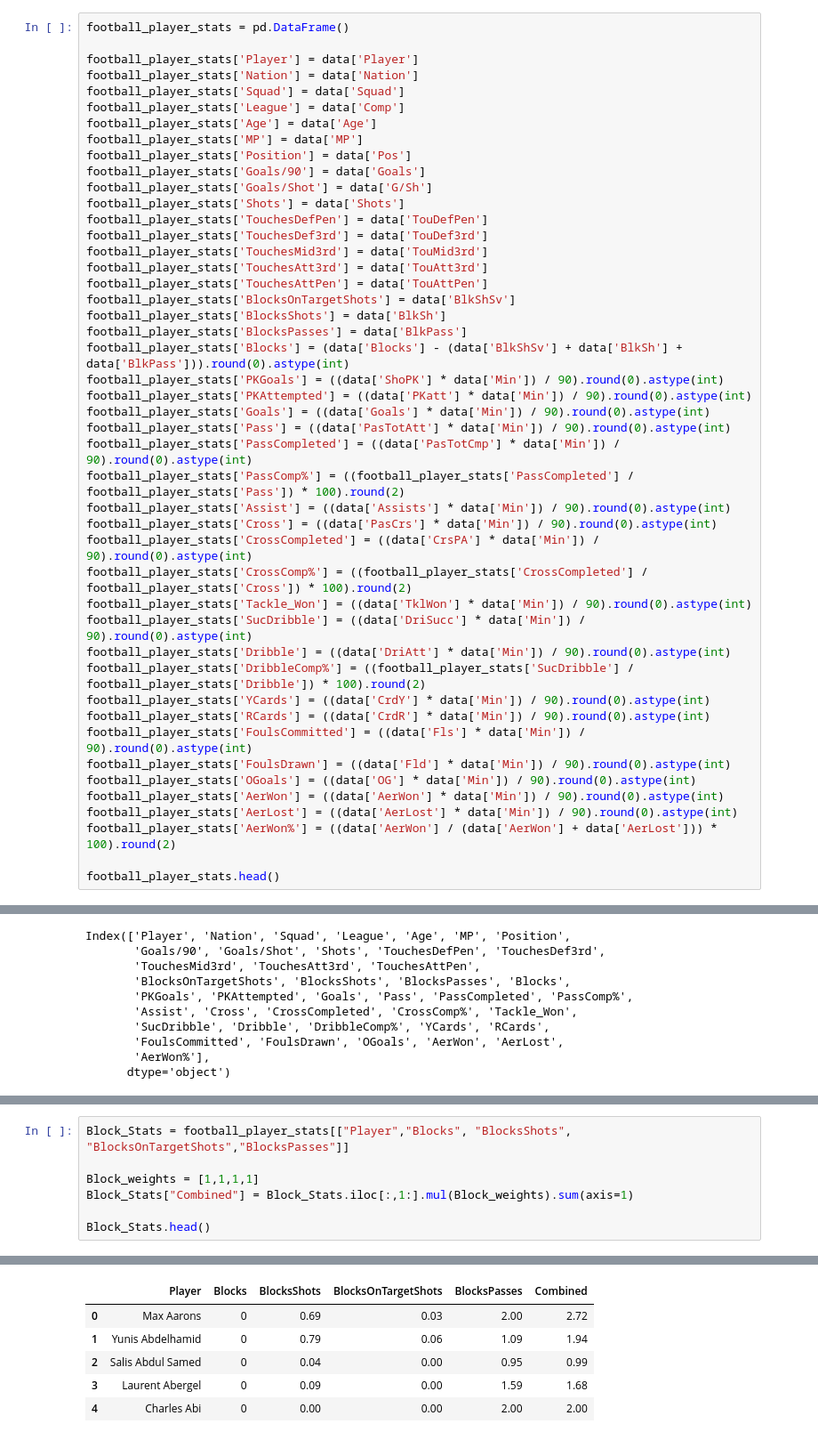
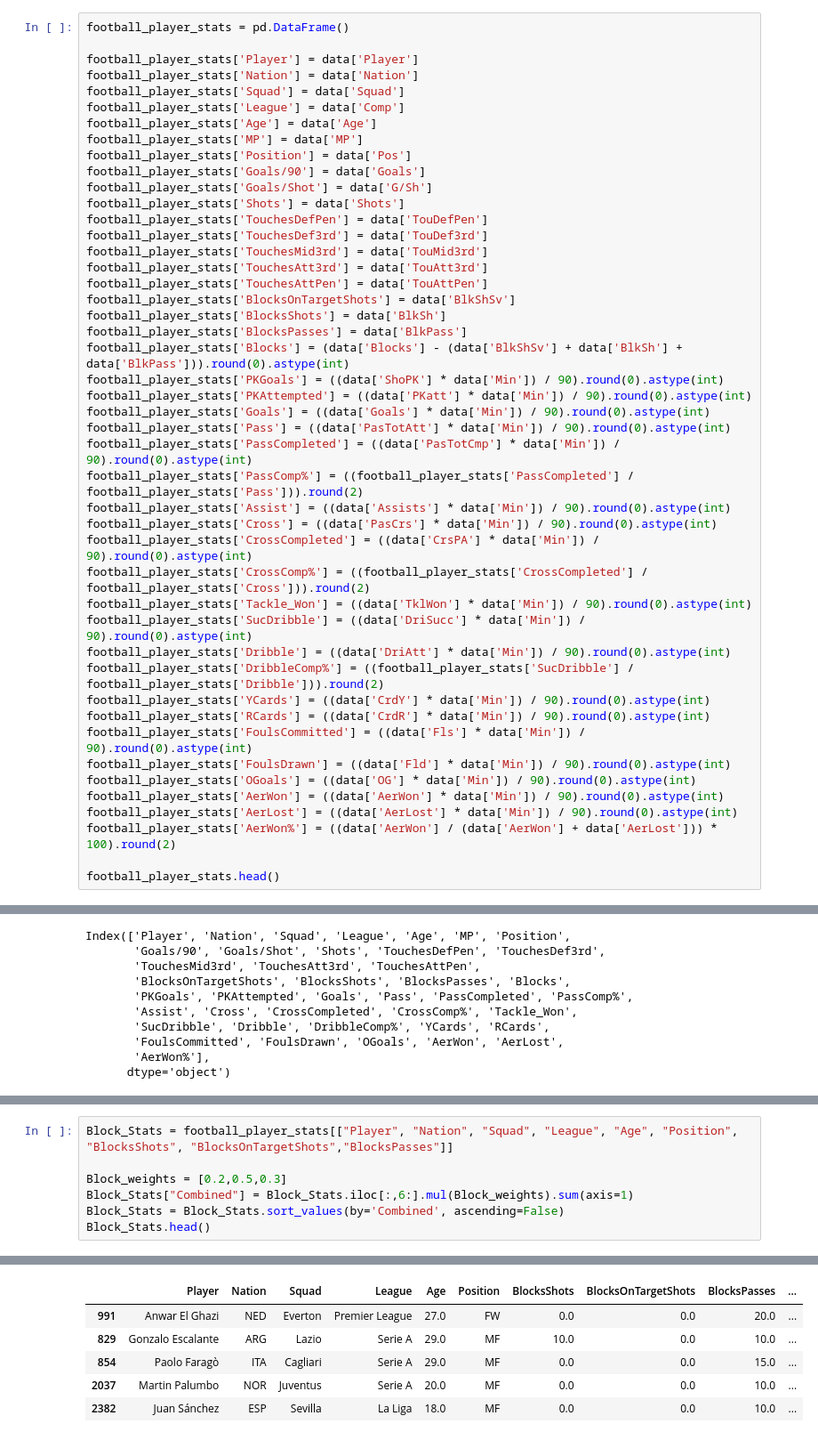
Before and after one commit to mundrapranay/csc440-final-project, a Jupyter notebook: preprocessing.ipynb, the cells around one changed output, grey strips where cells are left out. Shown: that part at 89% size. Drawn from its saved outputs; the diff is of its cells as text.

```diff
--- a/preprocessing.ipynb
+++ b/preprocessing.ipynb
@@ -44,15 +44,15 @@ football_player_stats['PKAttempted'] = ((data['PKatt'] * data['Min']) / 90).roun
 football_player_stats['Goals'] = ((data['Goals'] * data['Min']) / 90).round(0).astype(int)
 football_player_stats['Pass'] = ((data['PasTotAtt'] * data['Min']) / 90).round(0).astype(int)
 football_player_stats['PassCompleted'] = ((data['PasTotCmp'] * data['Min']) / 90).round(0).astype(int)
-football_player_stats['PassComp%'] = ((football_player_stats['PassCompleted'] / football_player_stats['Pass']) * 100).round(2)
+football_player_stats['PassComp%'] = ((football_player_stats['PassCompleted'] / football_player_stats['Pass'])).round(2)
 football_player_stats['Assist'] = ((data['Assists'] * data['Min']) / 90).round(0).astype(int)
 football_player_stats['Cross'] = ((data['PasCrs'] * data['Min']) / 90).round(0).astype(int)
 football_player_stats['CrossCompleted'] = ((data['CrsPA'] * data['Min']) / 90).round(0).astype(int)
-football_player_stats['CrossComp%'] = ((football_player_stats['CrossCompleted'] / football_player_stats['Cross']) * 100).round(2)
+football_player_stats['CrossComp%'] = ((football_player_stats['CrossCompleted'] / football_player_stats['Cross'])).round(2)
 football_player_stats['Tackle_Won'] = ((data['TklWon'] * data['Min']) / 90).round(0).astype(int)
 football_player_stats['SucDribble'] = ((data['DriSucc'] * data['Min']) / 90).round(0).astype(int)
 football_player_stats['Dribble'] = ((data['DriAtt'] * data['Min']) / 90).round(0).astype(int)
-football_player_stats['DribbleComp%'] = ((football_player_stats['SucDribble'] / football_player_stats['Dribble']) * 100).round(2)
+football_player_stats['DribbleComp%'] = ((football_player_stats['SucDribble'] / football_player_stats['Dribble'])).round(2)
 football_player_stats['YCards'] = ((data['CrdY'] * data['Min']) / 90).round(0).astype(int)
 football_player_stats['RCards'] = ((data['CrdR'] * data['Min']) / 90).round(0).astype(int)
 football_player_stats['FoulsCommitted'] = ((data['Fls'] * data['Min']) / 90).round(0).astype(int)
@@ -212,9 +209,9 @@ See the caveats in the documentation: https://pandas.pydata.org/pandas-docs/stab
 # %%
-Block_Stats = football_player_stats[["Player","Blocks", "BlocksShots", "BlocksOnTargetShots","BlocksPasses"]]
+Block_Stats = football_player_stats[["Player", "Nation", "Squad", "League", "Age", "Position", "BlocksShots", "BlocksOnTargetShots","BlocksPasses"]]
 
-Block_weights = [1,1,1,1]
-Block_Stats["Combined"] = Block_Stats.iloc[:,1:].mul(Block_weights).sum(axis=1)
-
+Block_weights = [0.2,0.5,0.3]
+Block_Stats["Combined"] = Block_Stats.iloc[:,6:].mul(Block_weights).sum(axis=1)
+Block_Stats = Block_Stats.sort_values(by='Combined', ascending=False)
 Block_Stats.head()
 # %% [output]
 A value is trying to be set on a copy of a slice from a DataFrame.
@@ -225,7 +222,7 @@ See the caveats in the documentation: https://pandas.pydata.org/pandas-docs/stab
-|  | Player | Blocks | BlocksShots | BlocksOnTargetShots | BlocksPasses | Combined |
-| 0 | Max Aarons | 0 | 0.69 | 0.03 | 2.00 | 2.72 |
-| 1 | Yunis Abdelhamid | 0 | 0.79 | 0.06 | 1.09 | 1.94 |
-| 2 | Salis Abdul Samed | 0 | 0.04 | 0.00 | 0.95 | 0.99 |
-| 3 | Laurent Abergel | 0 | 0.09 | 0.00 | 1.59 | 1.68 |
-| 4 | Charles Abi | 0 | 0.00 | 0.00 | 2.00 | 2.00 |
+|  | Player | Nation | Squad | League | Age | Position | BlocksShots | BlocksOnTargetShots | BlocksPasses | ... |
+| 991 | Anwar El Ghazi | NED | Everton | Premier League | 27.0 | FW | 0.0 | 0.0 | 20.0 | ... |
+| 829 | Gonzalo Escalante | ARG | Lazio | Serie A | 29.0 | MF | 10.0 | 0.0 | 10.0 | ... |
+| 854 | Paolo Faragò | ITA | Cagliari | Serie A | 29.0 | MF | 0.0 | 0.0 | 15.0 | ... |
+| 2037 | Martin Palumbo | NOR | Juventus | Serie A | 20.0 | MF | 0.0 | 0.0 | 10.0 | ... |
+| 2382 | Juan Sánchez | ESP | Sevilla | La Liga | 18.0 | MF | 0.0 | 0.0 | 10.0 | ... |
 # %%
```
Also changed, not shown: parts of 9 cells of this notebook.
